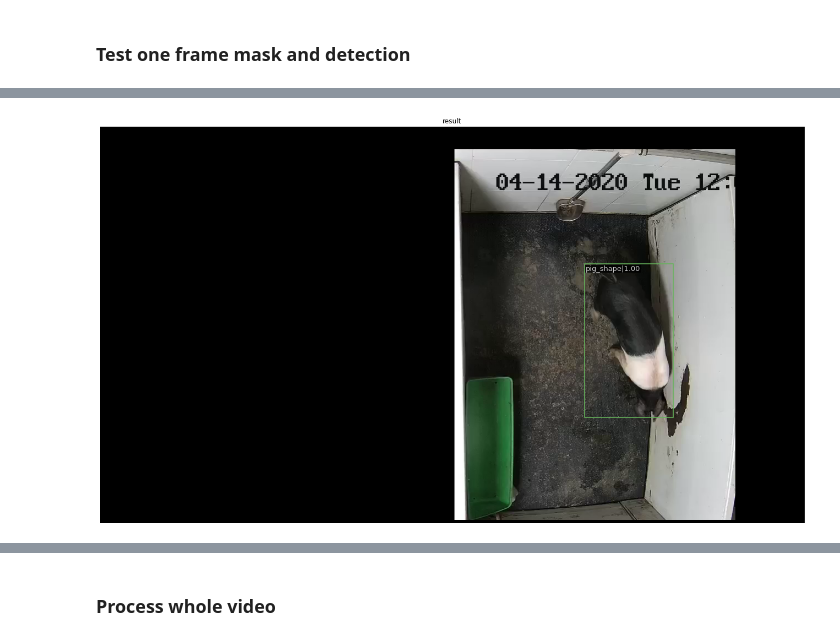
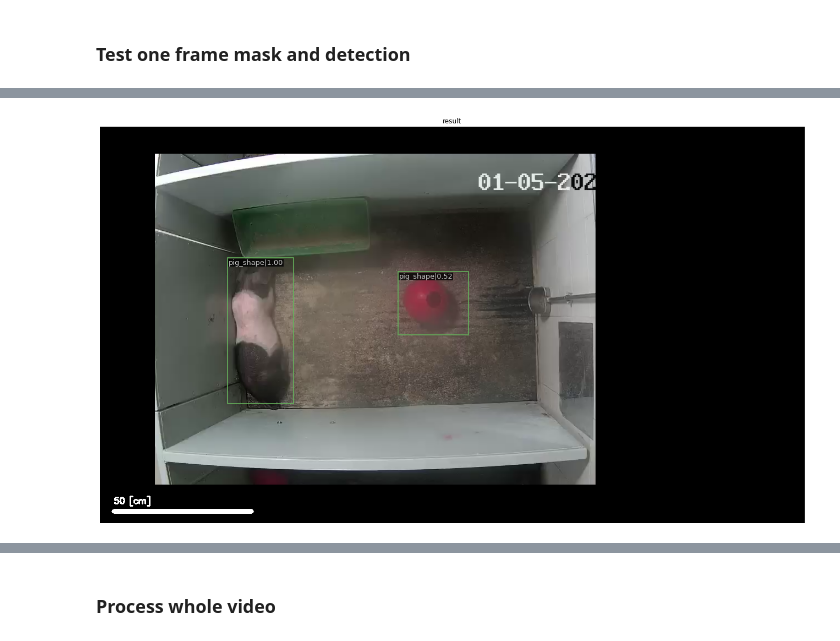
Before and after one commit to mjirik/animaltracking, a Jupyter notebook: animaltracking/pigtracking_prediction.ipynb, the cells around one changed output, grey strips where cells are left out. Drawn from its saved outputs; the diff is of its cells as text; code cells hidden in the pictures.

```diff
--- a/animaltracking/pigtracking_prediction.ipynb
+++ b/animaltracking/pigtracking_prediction.ipynb
@@ -135,12 +135,15 @@ local_output_data_dir = Path(scratchdir) / "data/processed/"
 # %% [markdown]
 # Set input path to videos
 # %%
-mask_pth = Path("/storage/plzen4-ntis/projects/korpusy_cv/biomedical/orig/pigtracking/cam1_mask2.png")
+# mask_pth = Path("/storage/plzen4-ntis/projects/korpusy_cv/biomedical/orig/pigtracking/cam1_mask2.png")
+pixelsize_cm = .2
+mask_pth = Path("/storage/plzen4-ntis/projects/korpusy_cv/biomedical/orig/pigtracking/cam2_mask1.png")
+pixelsize_cm = .2
 
 # last generated
-# input_dir = sorted(list(Path("/storage/plzen4-ntis/projects/korpusy_cv/biomedical/orig/pigtracking/").glob("20*/*.mp4")))[-1].parent
+input_dir = sorted(list(Path("/storage/plzen4-ntis/projects/korpusy_cv/biomedical/orig/pigtracking/").glob("20*/*.mp4")))[-1].parent
 
 # Sample
-input_dir = Path("/storage/plzen4-ntis/projects/korpusy_cv/biomedical/orig/pigtracking/zverinec-top-view")
+# input_dir = Path("/storage/plzen4-ntis/projects/korpusy_cv/biomedical/orig/pigtracking/zverinec-top-view")
 input_dir
 # %% [output]
@@ -148,13 +151,9 @@ PosixPath('/storage/plzen4-ntis/projects/korpusy_cv/biomedical/orig/pigtracking/
 # %%
 
 
-# fn = np.random.choice(list(Path(
-fns = np.random.choice(list(Path(
+fns = sorted(list(Path(
     input_dir
-    # "/storage/plzen4-ntis/projects/korpusy_cv/biomedical/orig/pigtracking/"
-# ).glob("20*/*.mp4"))[0]
-# ).glob("zverinec*/*.mp4")),size=2)
-).glob("*.mp4")),size=2)
+).glob("*.mp4")))
 fn=fns[0]
 fns
 # %% [output]
@@ -280,13 +282,14 @@ class Masker():
 # do the checks
 cap = cv2.VideoCapture(str(fn))
 ms = Masker(mask_pth)
+frame=None
 while cap.isOpened():
     # pos_frame = cap.get(cv2.CAP_PROP_POS_FRAMES)
     flag, frame = cap.read()
     if flag and frame is not None:
         result = inference_detector(model, ms.do_mask(frame)[...,::1])
         # imout = model.show_result(frame, result)
-        show_result_pyplot(model, ms.do_mask(frame)[...,::1], result)
+        show_result_pyplot(model, visualization.insert_ruler_in_image(ms.do_mask(frame)[...,::1], pixelsize_cm, 50, unit="cm"), result)
         break
         # video_writer.write(imout)
 
@@ -295 +315 @@ cap.release()
-[figure, old version]
+[figure, new version]
```
Also changed, not shown: parts of 20 cells of this notebook, 1 other file.
